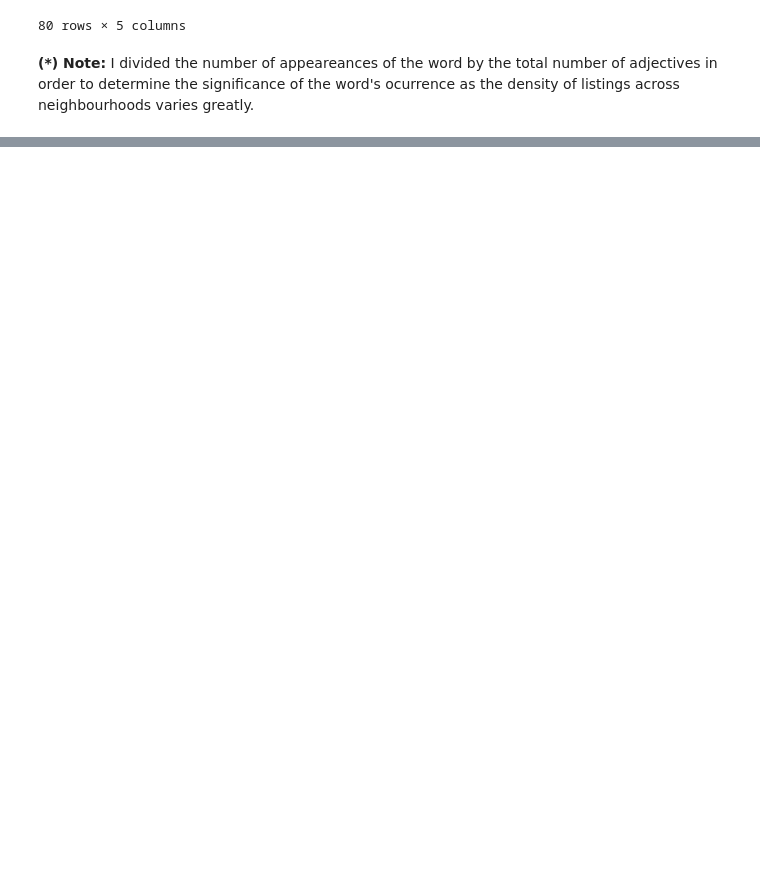
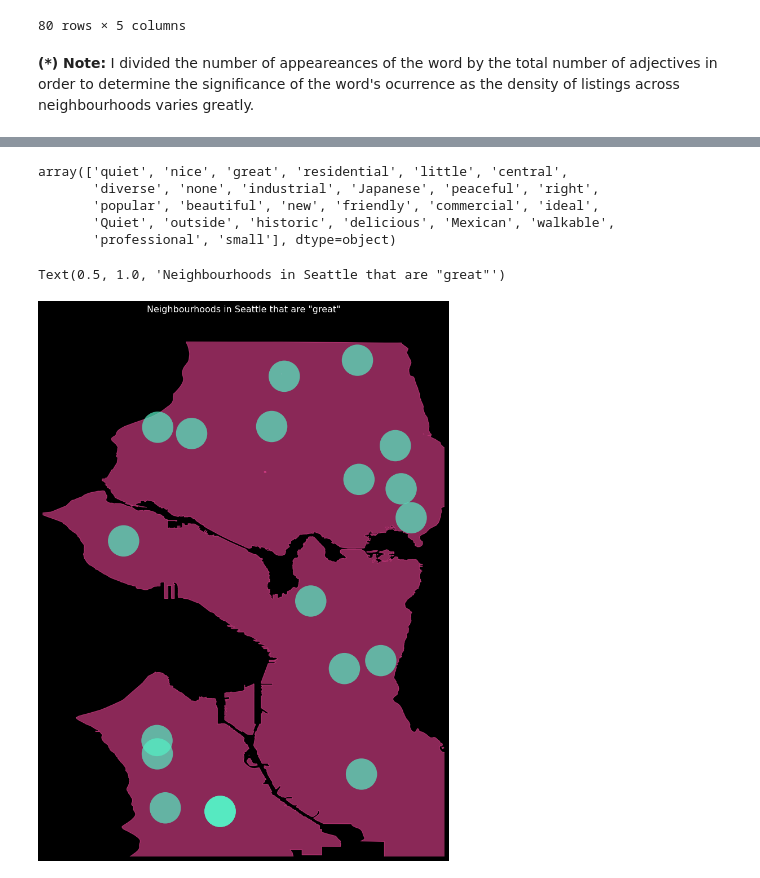
Before and after one commit to ivanachillee/seattle-senses, a Jupyter notebook: notebooks/SS_Cleaning_and_EDA.ipynb, the cells around one changed output, grey strips where cells are left out. Drawn from its saved outputs; the diff is of its cells as text; code cells hidden in the pictures; blank space fills up the shorter version.

```diff
--- a/notebooks/SS_Cleaning_and_EDA.ipynb
+++ b/notebooks/SS_Cleaning_and_EDA.ipynb
@@ -492,0 +615,28 @@ adjectives_per_neighbourhood
+# %%
+neighbourhoods_characterized = np.array(neighbourhoods_characterized)
+# %%
+nc = pd.DataFrame()
+nc["Neighbourhood"] = adjectives_per_neighbourhood["neighbourhood"].unique()
+nc["Characteristic"] = neighbourhoods_characterized
+# %%
+nc["Characteristic"].unique()
+# %% [output]
+array(['quiet', 'nice', 'great', 'residential', 'little', 'central',
+       'diverse', 'none', 'industrial', 'Japanese', 'peaceful', 'right',
+       'popular', 'beautiful', 'new', 'friendly', 'commercial', 'ideal',
+       'Quiet', 'outside', 'historic', 'delicious', 'Mexican', 'walkable',
+       'professional', 'small'], dtype=object)
+# %%
+seattle_neighbourhoods = seattle_neighbourhoods.merge(nc)
+# %%
+to_pass = seattle_neighbourhoods[(seattle_neighbourhoods["Characteristic"]=="great")]
+sc2 = np.full((len(to_pass),),30)
+sc2[0] = 29
+# %%
+from mpl_toolkits.axes_grid1 import make_axes_locatable
+ax = gplt.polyplot(seattle_map, color="white", alpha=0.6, figsize=(15,15))
+gplt.pointplot(to_pass,alpha=0.7, ax=ax, scale=sc2, limits=(1,50), edgecolor="none", color="#55efc4")
+plt.title('Neighbourhoods in Seattle that are "great"')
+# %% [output]
+Text(0.5, 1.0, 'Neighbourhoods in Seattle that are "great"')
+[figure, added]
```
Also changed, not shown: parts of 29 cells of this notebook.
